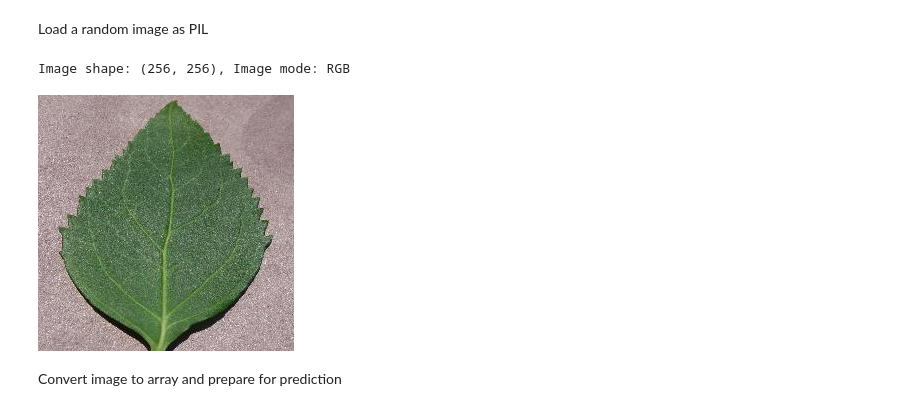
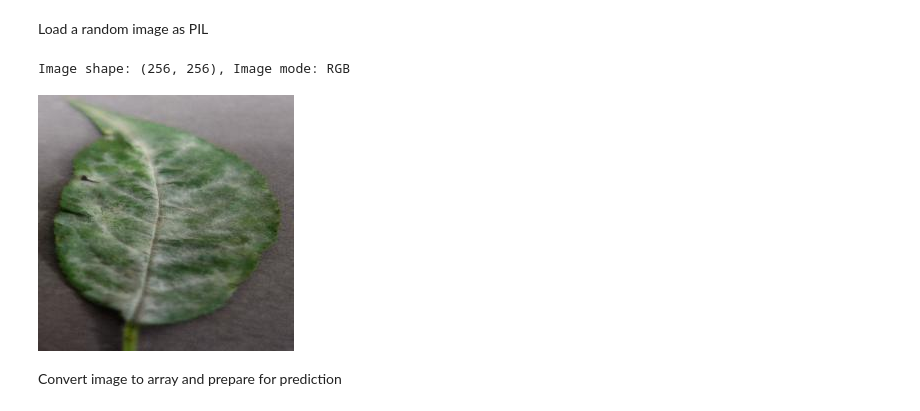
Before and after one commit to Renwar-P/cherry-leaves, a Jupyter notebook: jupyter_notebooks/Modelling and Evaluating.ipynb, the cells around one changed output. Drawn from its saved outputs; the diff is of its cells as text; code cells hidden in the pictures.

```diff
--- a/jupyter_notebooks/Modelling and Evaluating.ipynb
+++ b/jupyter_notebooks/Modelling and Evaluating.ipynb
@@ -403,16 +410,16 @@ Load a random image as PIL
 # %%
 from tensorflow.keras.preprocessing import image
 
 pointer = 66
-label = labels[1]  # select healthy or powdery_mildew
+label = labels[0]  # select healthy or powdery_mildew
 
 pil_image = image.load_img(test_path + '/' + label + '/' + os.listdir(test_path+'/' + label)[pointer],
                            target_size=image_shape, color_mode='rgb')
 print(f'Image shape: {pil_image.size}, Image mode: {pil_image.mode}')
 pil_image
 # %% [output]
 Image shape: (256, 256), Image mode: RGB
-[figure, old version]
+[figure, new version]
 # %% [markdown]
 Convert image to array and prepare for prediction
 # %%
```
Also changed, not shown: parts of 23 cells of this notebook, 12 other files.
